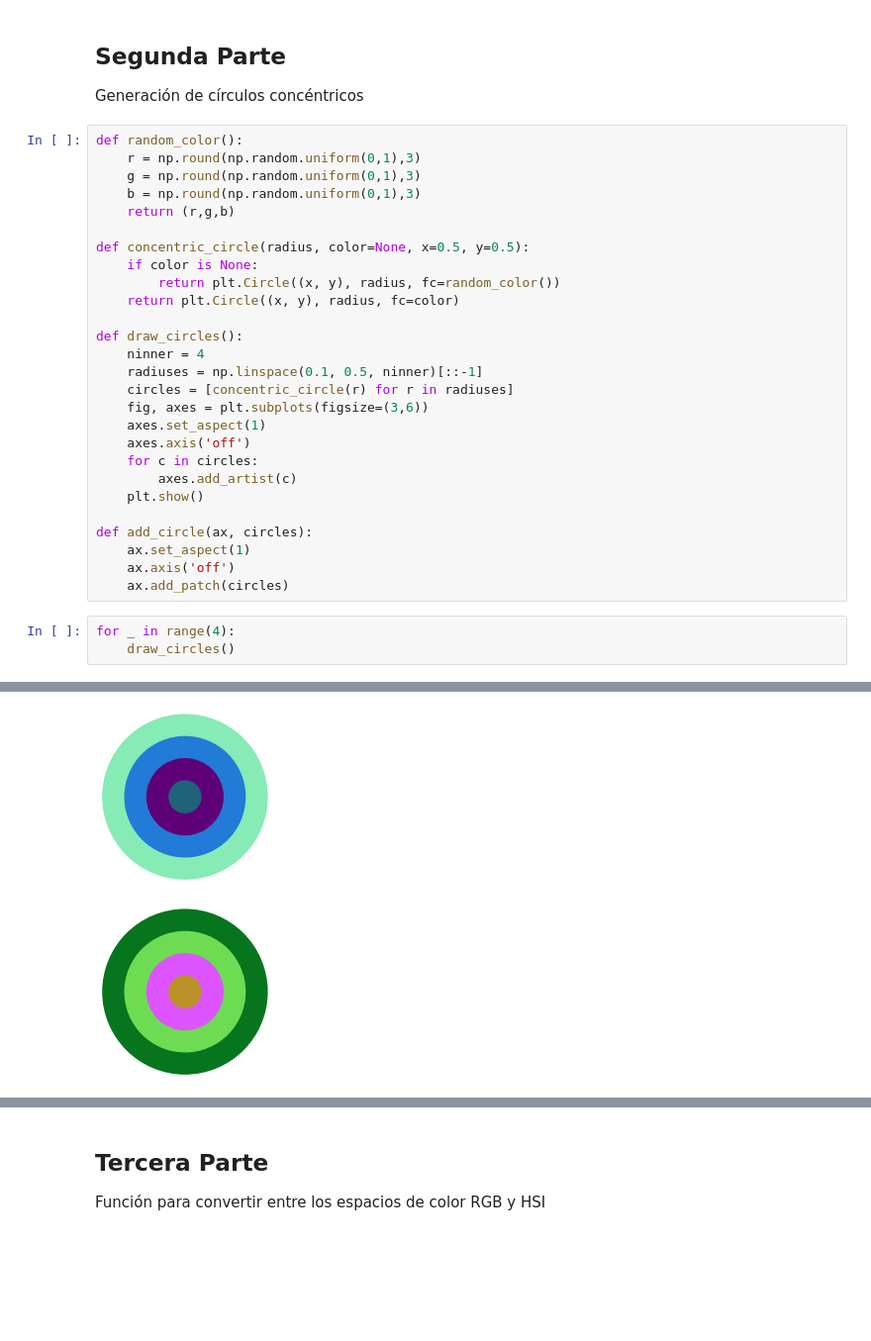
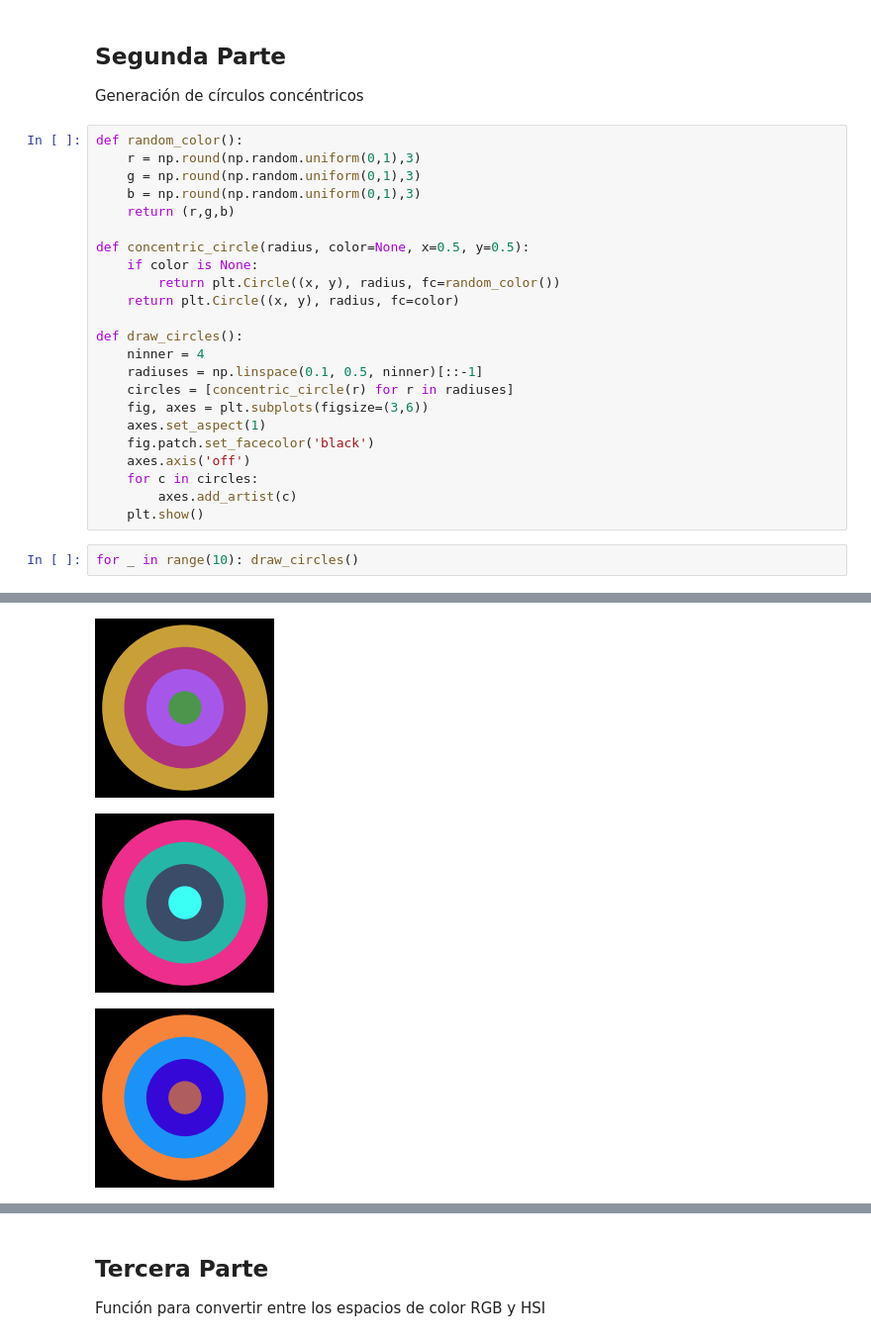
Before and after one commit to nestorivanmo/iimas-data-science, a Jupyter notebook: 2021-2/vi/practicas/1/practica_1_colores.ipynb, the cells around one changed output, grey strips where cells are left out. Shown at 99% size. Cells and saved outputs as stored; diff of their text form; blank space fills up the shorter version.

```diff
--- a/2021-2/vi/practicas/1/practica_1_colores.ipynb
+++ b/2021-2/vi/practicas/1/practica_1_colores.ipynb
@@ -165,16 +165,11 @@ def draw_circles():
     circles = [concentric_circle(r) for r in radiuses]
     fig, axes = plt.subplots(figsize=(3,6))
     axes.set_aspect(1)
+    fig.patch.set_facecolor('black')
     axes.axis('off')
     for c in circles:
         axes.add_artist(c)
     plt.show()
-
-def add_circle(ax, circles):
-    ax.set_aspect(1)
-    ax.axis('off')
-    ax.add_patch(circles)
 # %%
-for _ in range(4):
-    draw_circles()
+for _ in range(10): draw_circles()
 # %% [output]
@@ -183,2 +178,3 @@ for _ in range(4):
-[figure, old version]
+[figure, new version]
-[figure, old version]
+[figure, new version]
+[figure, added]
```
Also changed, not shown: parts of 11 cells of this notebook, 1 other file.
